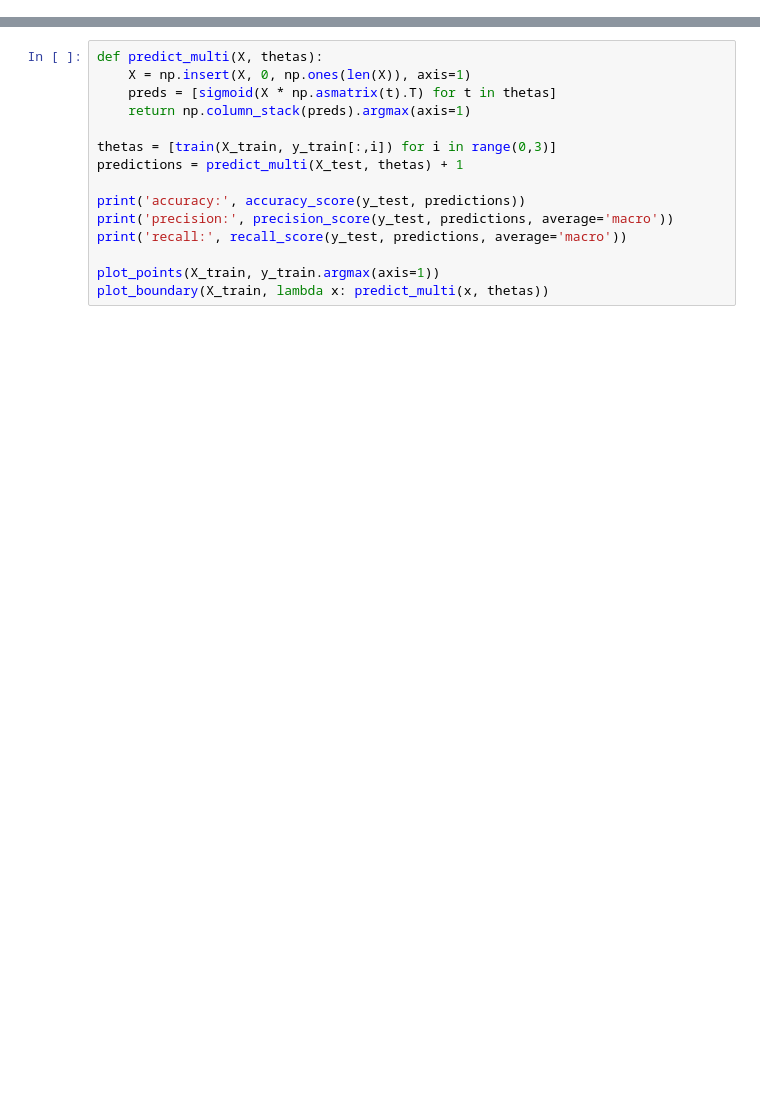
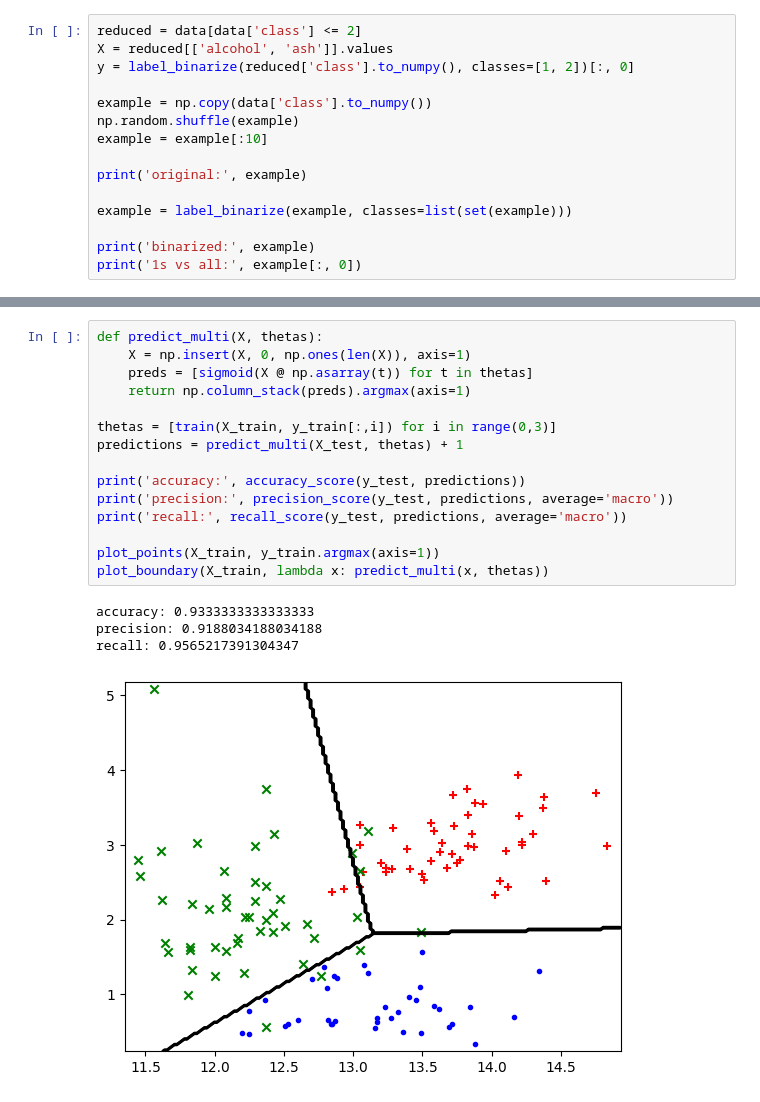
Before and after one commit to Jorgeprevi/ML_bootcamp_2026, a Jupyter notebook: regresion_logistica/regresion_logistica.ipynb, the cells around one changed output, grey strips where cells are left out. Saved outputs shown, nothing was run; the diff lists cells and outputs as text; blank space fills up the shorter version.

```diff
--- a/regresion_logistica/regresion_logistica.ipynb
+++ b/regresion_logistica/regresion_logistica.ipynb
@@ -18,0 +71,15 @@ print('1s vs all:', example[:,0])
+# %%
+reduced = data[data['class'] <= 2]
+X = reduced[['alcohol', 'ash']].values
+y = label_binarize(reduced['class'].to_numpy(), classes=[1, 2])[:, 0]
+
+example = np.copy(data['class'].to_numpy())
+np.random.shuffle(example)
+example = example[:10]
+
+print('original:', example)
+
+example = label_binarize(example, classes=list(set(example)))
+
+print('binarized:', example)
+print('1s vs all:', example[:, 0])
@@ -114,15 +328,20 @@ plot_points(X_train, y_train.argmax(axis=1))
 # %%
 def predict_multi(X, thetas):
     X = np.insert(X, 0, np.ones(len(X)), axis=1)
-    preds = [sigmoid(X * np.asmatrix(t).T) for t in thetas]
+    preds = [sigmoid(X @ np.asarray(t)) for t in thetas]
     return np.column_stack(preds).argmax(axis=1)
 
 thetas = [train(X_train, y_train[:,i]) for i in range(0,3)]
 predictions = predict_multi(X_test, thetas) + 1
 
 print('accuracy:', accuracy_score(y_test, predictions))
 print('precision:', precision_score(y_test, predictions, average='macro'))
 print('recall:', recall_score(y_test, predictions, average='macro'))
 
 plot_points(X_train, y_train.argmax(axis=1))
 plot_boundary(X_train, lambda x: predict_multi(x, thetas))
+# %% [output]
+accuracy: 0.9333333333333333
+precision: 0.9188034188034188
+recall: 0.9565217391304347
+[figure, added]
```
Also changed, not shown: parts of 22 cells of this notebook, 4 other files.
